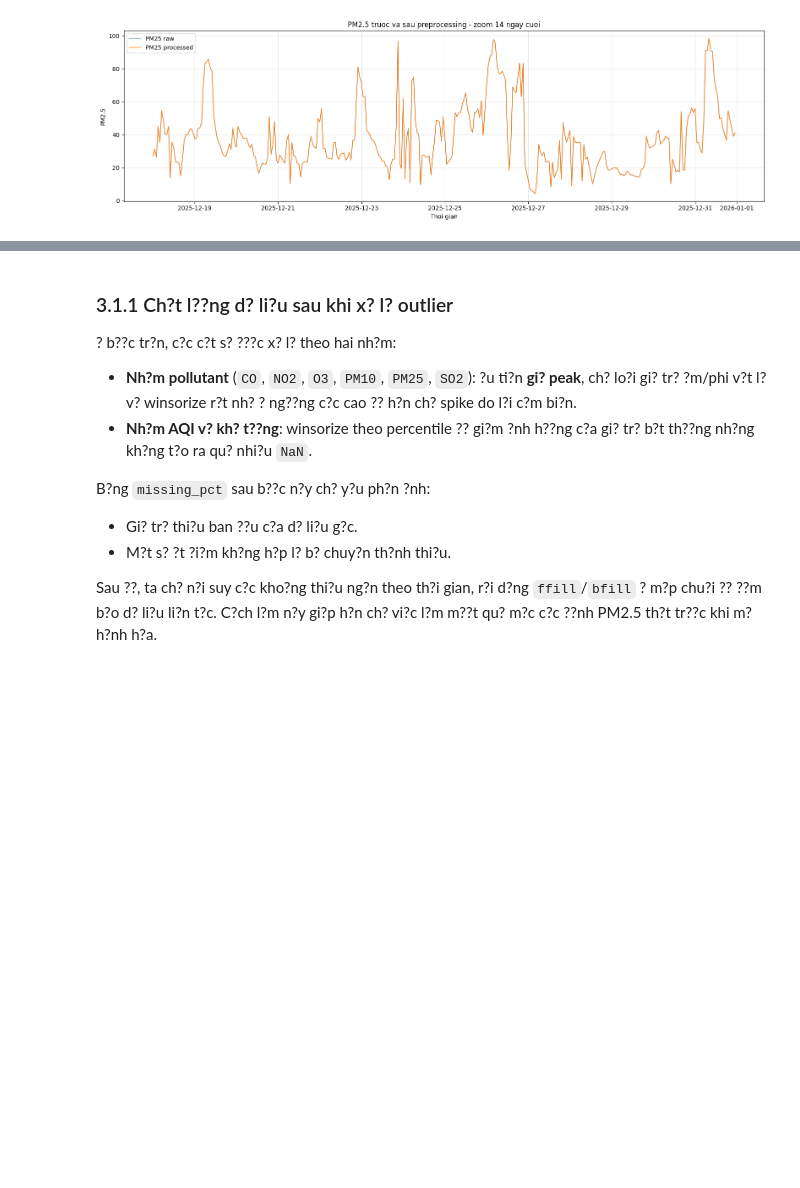
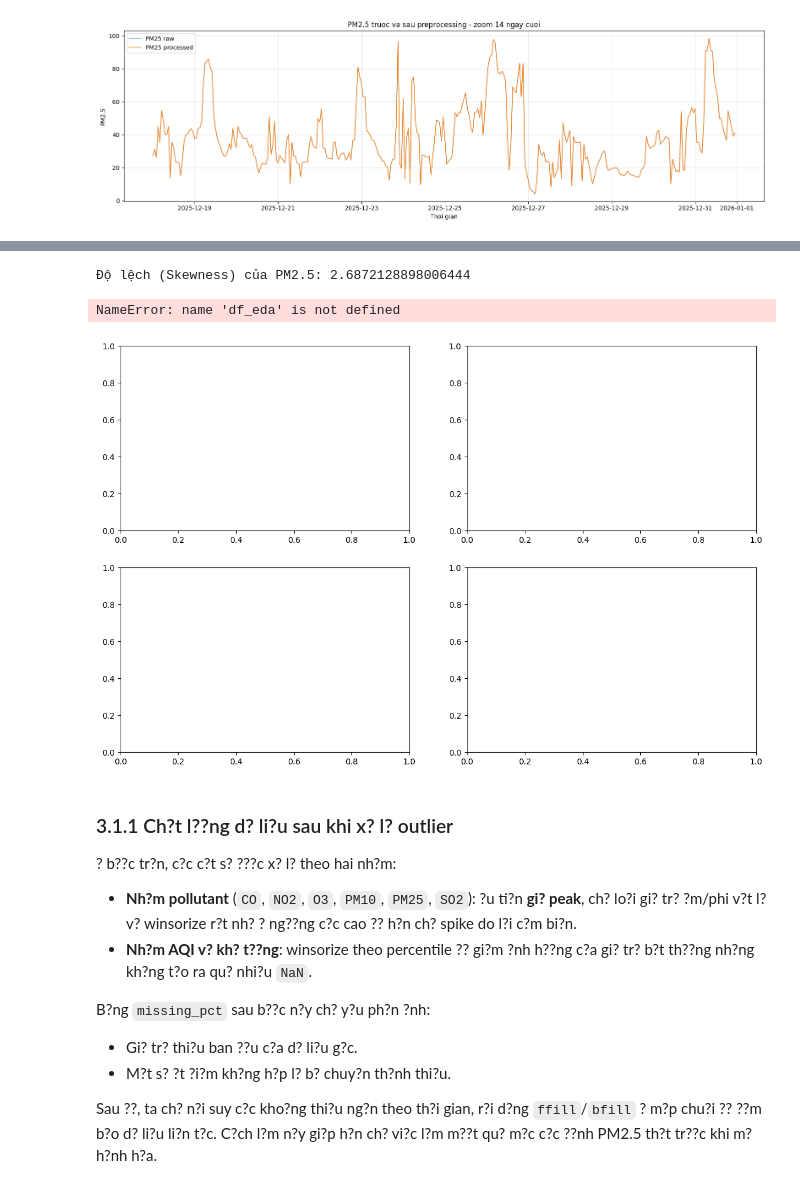
Before and after one commit to HoangHumg1210/hoankiem-air-quality-forecasting, a Jupyter notebook: notebooks/02_eda.ipynb, the cells around one changed output, grey strips where cells are left out. Drawn from its saved outputs; the diff is of its cells as text; code cells hidden in the pictures; blank space fills up the shorter version.

```diff
--- a/notebooks/02_eda.ipynb
+++ b/notebooks/02_eda.ipynb
@@ -468,3 +475,18 @@ df.describe()
+# %%
+print("Độ lệch (Skewness) của PM2.5:", df["PM25"].skew())
+fig, axes = plt.subplots(2, 2, figsize=(14, 9))
+
+sns.histplot(df_eda["PM25"].dropna(), bins=50, kde=True, ax=axes[0, 0], color="#1d4ed8")
+axes[0, 0].set_title("Phân phối PM2.5 gốc")
+axes[0, 0].set_xlabel("PM2.5 (?g/m?)")
+
+sns.boxplot(x=df_eda["PM25"].dropna(), ax=axes[0, 1], color="#93c5fd")
+axes[0, 1].set_title("Boxplot PM2.5 gốc")
+axes[0, 1].set_xlabel("PM2.5 (?g/m?)")
+# %% [output]
+Độ lệch (Skewness) của PM2.5: 2.6872128898006444
+NameError: name 'df_eda' is not defined
+[figure, added]
 # %% [markdown]
 ### 3.1.1 Ch?t l??ng d? li?u sau khi x? l? outlier
 
```
Also changed, not shown: parts of 1 cell of this notebook, 1 other file.
